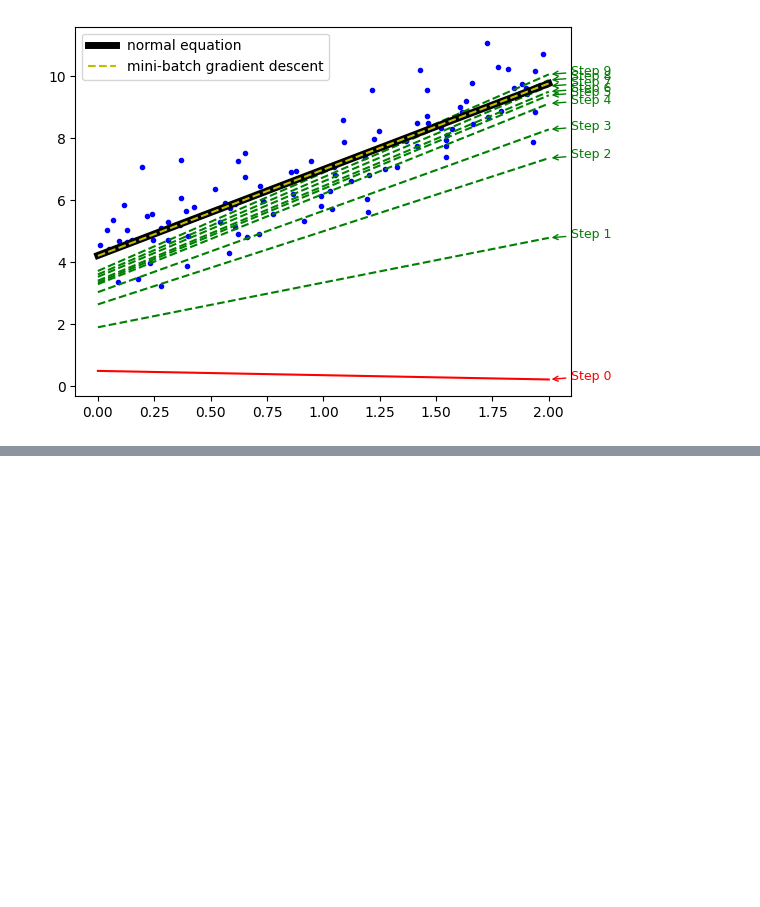
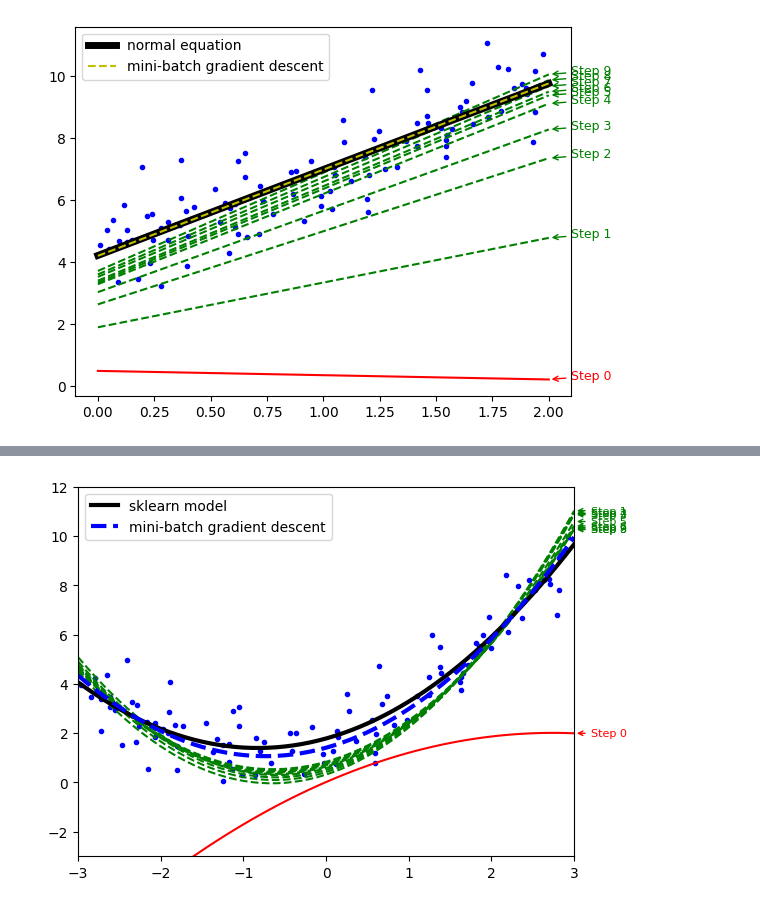
Before and after one commit to think2times/Fastrack, a Jupyter notebook: ai/homl/ch04/my_version.ipynb, the cells around one changed output, grey strips where cells are left out. Drawn from its saved outputs; the diff is of its cells as text; code cells hidden in the pictures; blank space fills up the shorter version.

```diff
--- a/ai/homl/ch04/my_version.ipynb
+++ b/ai/homl/ch04/my_version.ipynb
@@ -203,3 +203,89 @@ plt.legend()
 # %% [output]
 <matplotlib.legend.Legend at 0x...>
 [figure]
+# %%
+# polynomial regression
+
+# 1. 生成并画出原始数据
+np.random.seed(42)
+m = 100
+X = 6 * np.random.rand(m, 1) - 3
+y = 0.5 * X ** 2 + X + 2 + np.random.randn(m, 1)
+plt.plot(X, y, 'b.')
+
+# 2. 训练模型并画出前10次模拟曲线
+degree = 2
+n_epochs = 50
+mini_batches = 10
+n_batches_per_epoch = m // mini_batches
+theta = np.random.randn(degree + 1, 1)
+t0, t1 = 1, 100
+
+def learning_schedule(epoch):
+    return t0 / (epoch + t1)
+
+def get_poly_matrix(X, degree):
+    # 1. 确保 X 是 (m, 1) 的列向量
+    X = X.reshape(-1, 1)
+    # 2. 生成幂次数组 [0, 1, 2, ..., degree]
+    powers = np.arange(degree + 1)
+    # 3. 利用广播： (m, 1) 的 X 与 (1, d+1) 的 powers 相乘
+    # 原理：X 的每一行都会分别计算 powers 里的每一个次方
+    return X ** powers
+
+X_b = get_poly_matrix(X, degree)
+X_new = np.arange(-3, 3.1, 0.1)
+X_new_b = get_poly_matrix(X_new, degree)
+
+for epoch in range(n_epochs):
+    # 在计算梯度前，先根据当前的 theta 计算预测值用于画图
+    y_prediction = X_new_b @ theta
+
+    if epoch < 10:
+        style = 'g--' if epoch > 0 else 'r-'
+        plt.plot(X_new, y_prediction, style)
+
+        plt.annotate(f"Step {epoch}",
+                     xy=(3, y_prediction[-1, 0]),
+                     xytext=(3.2, y_prediction[-1, 0]),
+                     fontsize=8,
+                     color=style[0],
+                     ha='left',
+                     va='center',
+                     annotation_clip=False,
+                     arrowprops=dict(arrowstyle='->', color=style[0]))
+
+    # 1. 每个 epoch 开始前打乱并进行 mini-batch 更新
+    shuffled_indices = np.random.permutation(m)
+    X_b_shuffled = X_b[shuffled_indices]
+    y_shuffled = y[shuffled_indices]
+
+    for iteration in range(n_batches_per_epoch):
+        # 2. 按顺序取块
+        start = iteration * mini_batches
+        end = start + mini_batches
+        x_batches = X_b_shuffled[start:end]
+        y_batches = y_shuffled[start:end]
+
+        # 3. 梯度更新
+        gradients = 2 / mini_batches * x_batches.T @ (x_batches @ theta - y_batches)
+        alpha = learning_schedule(epoch * n_batches_per_epoch + iteration)
+        theta = theta - alpha * gradients
+
+# 3. 画出最后模拟的曲线
+# 3.1 画出通过现有模型模拟的曲线
+from sklearn.preprocessing import PolynomialFeatures
+from sklearn.linear_model import LinearRegression
+
+poly_features = PolynomialFeatures(degree, include_bias=False)
+X_poly = poly_features.fit_transform(X)
+lin_reg = LinearRegression()
+lin_reg.fit(X_poly, y)
+X_new_poly = poly_features.transform(X_new.reshape(-1, 1))
+y_new_prediction = lin_reg.predict(X_new_poly)
+plt.plot(X_new, y_new_prediction, 'k-', linewidth=3, label='sklearn model')
+
+plt.plot(X_new, X_new_b @ theta, 'b--', linewidth=3, label='mini-batch gradient descent')
+plt.axis([-3, 3, -3, 12])
+plt.legend()
+# %% [output]
@@ -205,0 +293 @@ plt.legend()
+[figure, added]
```
Also changed, not shown: parts of 6 cells of this notebook, 1 other file.
